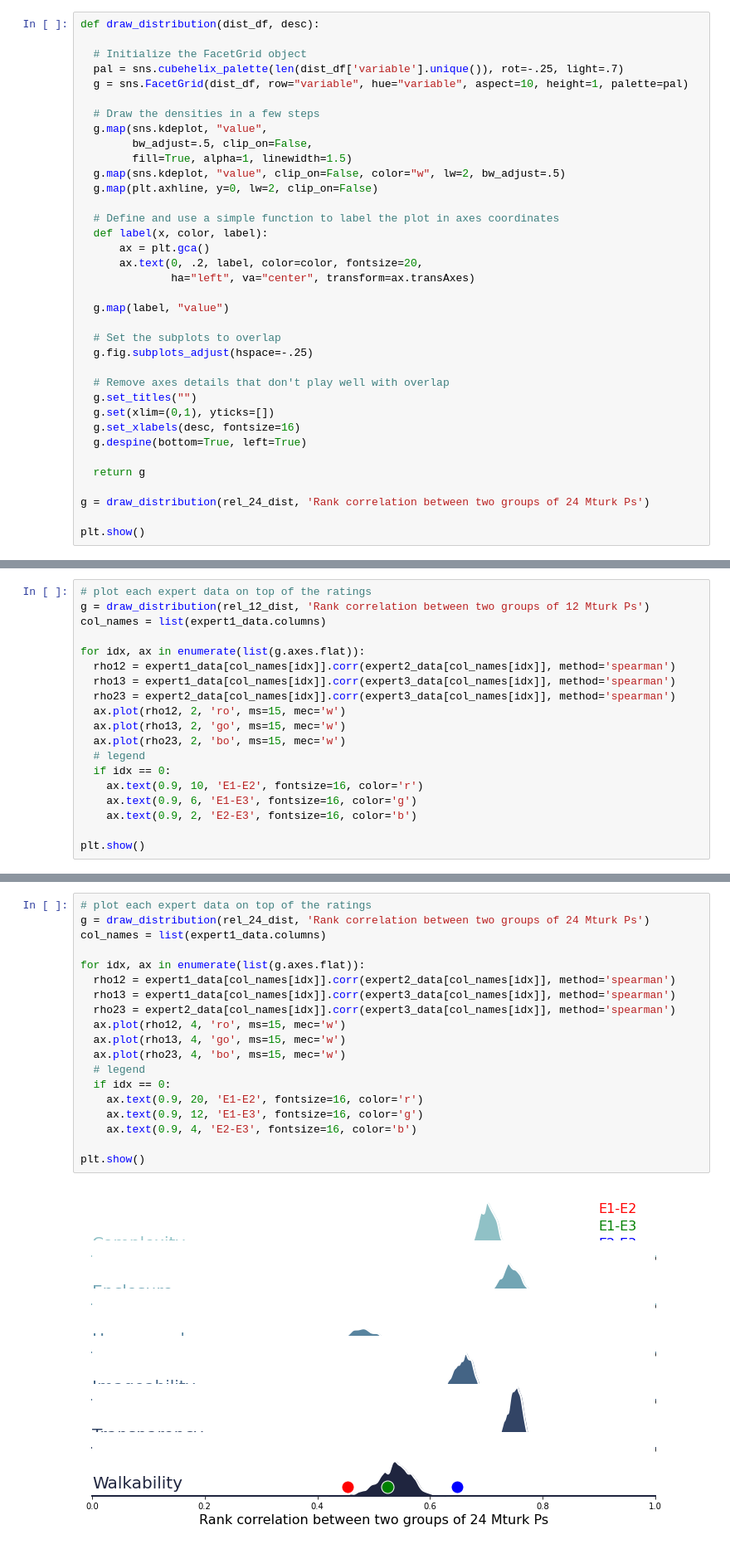
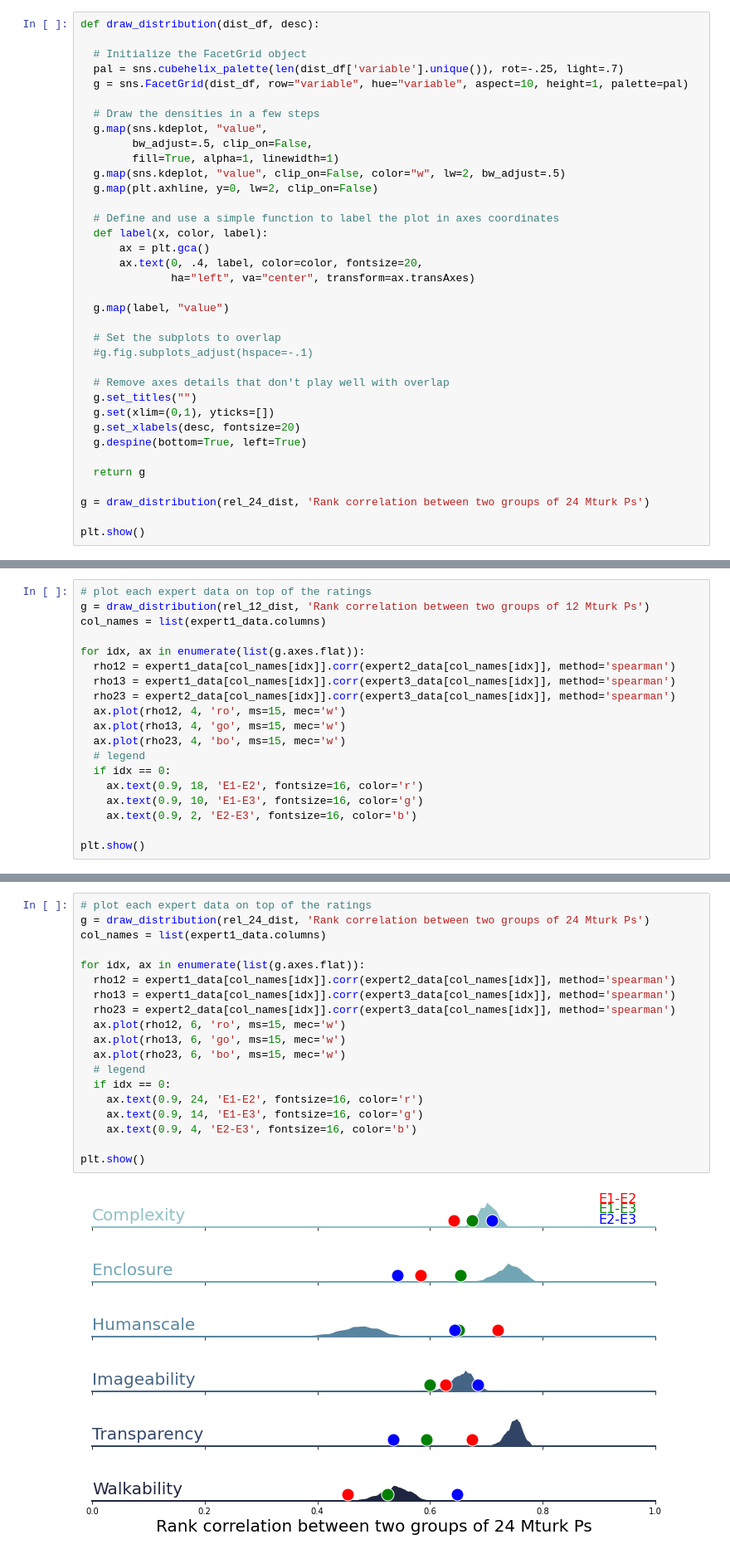
Before and after one commit to kywch/StreetPsych, a Jupyter notebook: visualize_expert_ratings.ipynb, the cells around one changed output, grey strips where cells are left out. Shown at 83% size. Cells and saved outputs as stored; diff of their text form.

```diff
--- a/visualize_expert_ratings.ipynb
+++ b/visualize_expert_ratings.ipynb
@@ -150,25 +154,25 @@ def draw_distribution(dist_df, desc):
   # Draw the densities in a few steps
   g.map(sns.kdeplot, "value",
         bw_adjust=.5, clip_on=False,
-        fill=True, alpha=1, linewidth=1.5)
+        fill=True, alpha=1, linewidth=1)
   g.map(sns.kdeplot, "value", clip_on=False, color="w", lw=2, bw_adjust=.5)
   g.map(plt.axhline, y=0, lw=2, clip_on=False)
 
   # Define and use a simple function to label the plot in axes coordinates
   def label(x, color, label):
       ax = plt.gca()
-      ax.text(0, .2, label, color=color, fontsize=20,
+      ax.text(0, .4, label, color=color, fontsize=20,
               ha="left", va="center", transform=ax.transAxes)
 
   g.map(label, "value")
 
   # Set the subplots to overlap
-  g.fig.subplots_adjust(hspace=-.25)
+  #g.fig.subplots_adjust(hspace=-.1)
 
   # Remove axes details that don't play well with overlap
   g.set_titles("")
   g.set(xlim=(0,1), yticks=[])
-  g.set_xlabels(desc, fontsize=16)
+  g.set_xlabels(desc, fontsize=20)
   g.despine(bottom=True, left=True)
 
   return g
@@ -284,13 +288,13 @@ for idx, ax in enumerate(list(g.axes.flat)):
   rho12 = expert1_data[col_names[idx]].corr(expert2_data[col_names[idx]], method='spearman')
   rho13 = expert1_data[col_names[idx]].corr(expert3_data[col_names[idx]], method='spearman')
   rho23 = expert2_data[col_names[idx]].corr(expert3_data[col_names[idx]], method='spearman')
-  ax.plot(rho12, 2, 'ro', ms=15, mec='w')
-  ax.plot(rho13, 2, 'go', ms=15, mec='w')
-  ax.plot(rho23, 2, 'bo', ms=15, mec='w')
+  ax.plot(rho12, 4, 'ro', ms=15, mec='w')
+  ax.plot(rho13, 4, 'go', ms=15, mec='w')
+  ax.plot(rho23, 4, 'bo', ms=15, mec='w')
   # legend
   if idx == 0:
-    ax.text(0.9, 10, 'E1-E2', fontsize=16, color='r')
-    ax.text(0.9, 6, 'E1-E3', fontsize=16, color='g')
+    ax.text(0.9, 18, 'E1-E2', fontsize=16, color='r')
+    ax.text(0.9, 10, 'E1-E3', fontsize=16, color='g')
     ax.text(0.9, 2, 'E2-E3', fontsize=16, color='b')
 
 plt.show()
@@ -299,24 +303,24 @@ plt.show()
 # %%
 # plot each expert data on top of the ratings
 g = draw_distribution(rel_24_dist, 'Rank correlation between two groups of 24 Mturk Ps')
 col_names = list(expert1_data.columns)
 
 for idx, ax in enumerate(list(g.axes.flat)):
   rho12 = expert1_data[col_names[idx]].corr(expert2_data[col_names[idx]], method='spearman')
   rho13 = expert1_data[col_names[idx]].corr(expert3_data[col_names[idx]], method='spearman')
   rho23 = expert2_data[col_names[idx]].corr(expert3_data[col_names[idx]], method='spearman')
-  ax.plot(rho12, 4, 'ro', ms=15, mec='w')
-  ax.plot(rho13, 4, 'go', ms=15, mec='w')
-  ax.plot(rho23, 4, 'bo', ms=15, mec='w')
+  ax.plot(rho12, 6, 'ro', ms=15, mec='w')
+  ax.plot(rho13, 6, 'go', ms=15, mec='w')
+  ax.plot(rho23, 6, 'bo', ms=15, mec='w')
   # legend
   if idx == 0:
-    ax.text(0.9, 20, 'E1-E2', fontsize=16, color='r')
-    ax.text(0.9, 12, 'E1-E3', fontsize=16, color='g')
+    ax.text(0.9, 24, 'E1-E2', fontsize=16, color='r')
+    ax.text(0.9, 14, 'E1-E3', fontsize=16, color='g')
     ax.text(0.9, 4, 'E2-E3', fontsize=16, color='b')
 
 plt.show()
 # %% [output]
-[figure, old version]
+[figure, new version]
 # %% [markdown]
 Quick observations.
 * **Complexity**: The agreements between experts are higher than that between 12 mturk participans (MPs) and comparable to that between 24 MPs.
```
Also changed, not shown: parts of 6 cells of this notebook.
